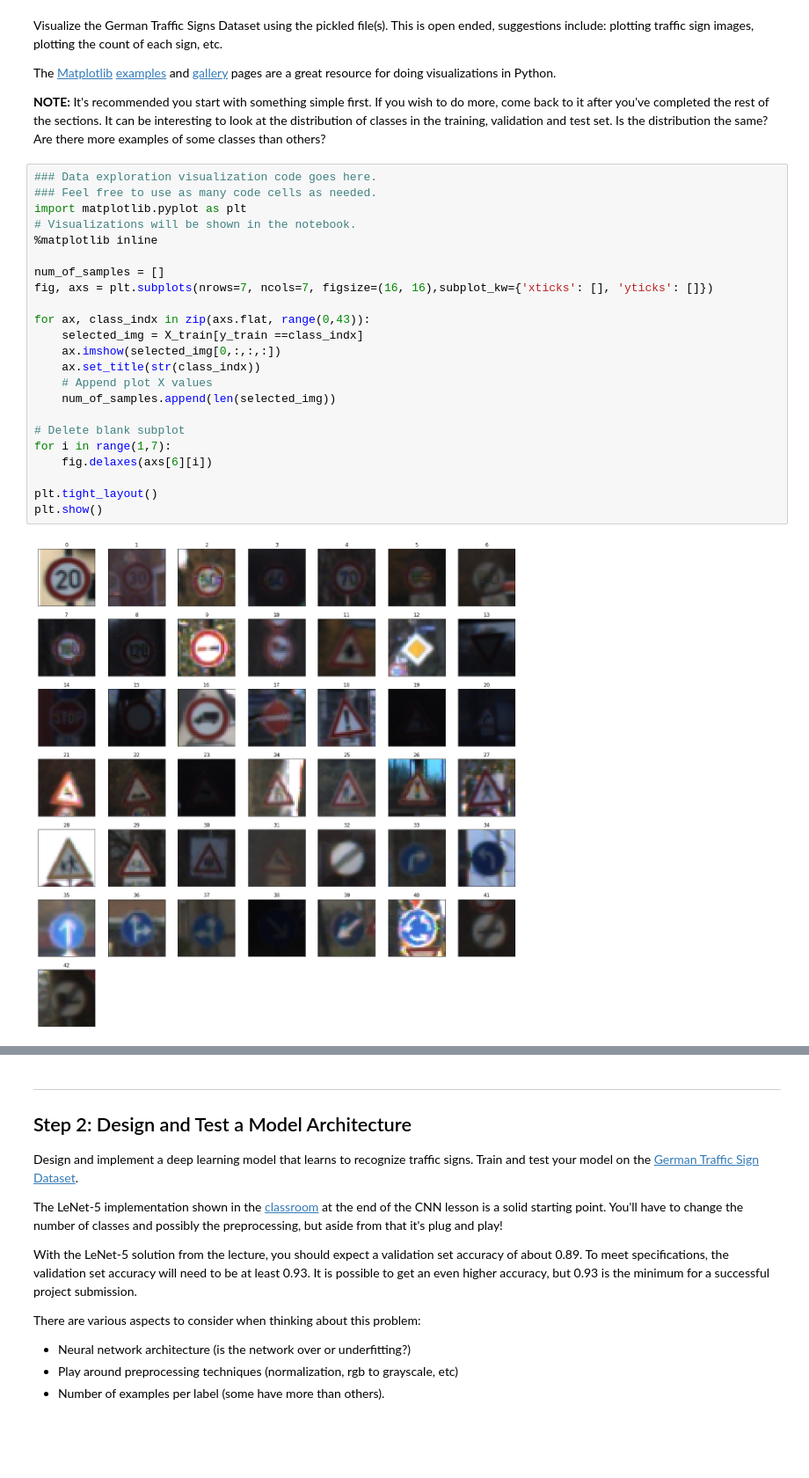
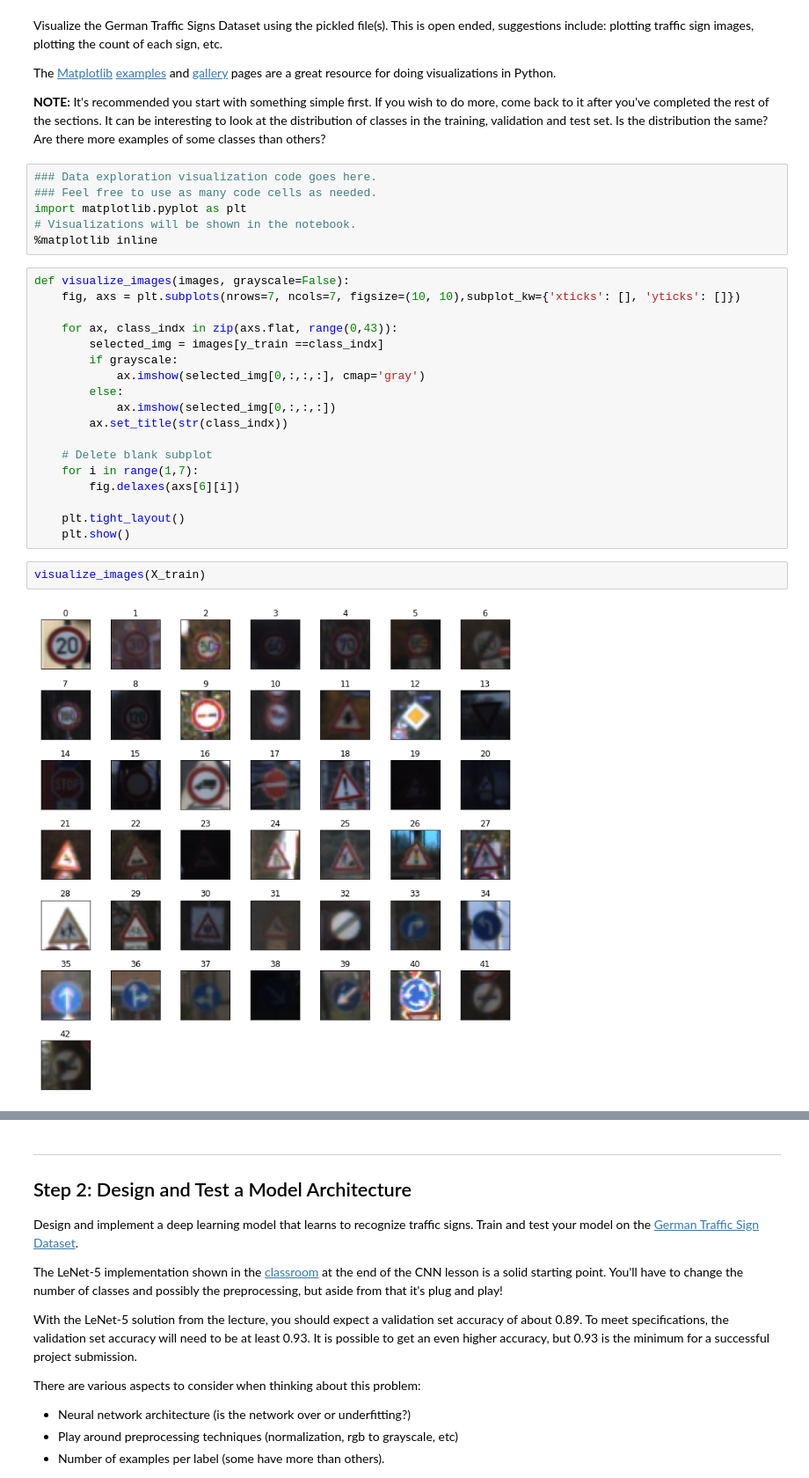
Before and after one commit to snandasena/traffic-sign-classifier, a Jupyter notebook: Traffic_Sign_Classifier.ipynb, the cells around one changed output, grey strips where cells are left out. Shown: that part at 88% size. Cells and saved outputs as stored; diff of their text form; blank space fills up the shorter version.

```diff
--- a/Traffic_Sign_Classifier.ipynb
+++ b/Traffic_Sign_Classifier.ipynb
@@ -113,29 +97,32 @@ Visualize the German Traffic Signs Dataset using the pickled file(s). This is op
 The [Matplotlib](http://matplotlib.org/) [examples](http://matplotlib.org/examples/index.html) and [gallery](http://matplotlib.org/gallery.html) pages are a great resource for doing visualizations in Python.
 
 **NOTE:** It's recommended you start with something simple first. If you wish to do more, come back to it after you've completed the rest of the sections. It can be interesting to look at the distribution of classes in the training, validation and test set. Is the distribution the same? Are there more examples of some classes than others?
+# %%
+### Data exploration visualization code goes here.
+### Feel free to use as many code cells as needed.
+import matplotlib.pyplot as plt
+# Visualizations will be shown in the notebook.
+%matplotlib inline
 # %%
-### Data exploration visualization code goes here.
-### Feel free to use as many code cells as needed.
-import matplotlib.pyplot as plt
-# Visualizations will be shown in the notebook.
-%matplotlib inline
+def visualize_images(images, grayscale=False):
+    fig, axs = plt.subplots(nrows=7, ncols=7, figsize=(10, 10),subplot_kw={'xticks': [], 'yticks': []})
 
-num_of_samples = []
-fig, axs = plt.subplots(nrows=7, ncols=7, figsize=(16, 16),subplot_kw={'xticks': [], 'yticks': []})
+    for ax, class_indx in zip(axs.flat, range(0,43)):
+        selected_img = images[y_train ==class_indx]
+        if grayscale:
+            ax.imshow(selected_img[0,:,:,:], cmap='gray')
+        else:
+            ax.imshow(selected_img[0,:,:,:])
+        ax.set_title(str(class_indx))
 
-for ax, class_indx in zip(axs.flat, range(0,43)):
-    selected_img = X_train[y_train ==class_indx]
-    ax.imshow(selected_img[0,:,:,:])
-    ax.set_title(str(class_indx))
-    # Append plot X values
-    num_of_samples.append(len(selected_img))
+    # Delete blank subplot
+    for i in range(1,7):
+        fig.delaxes(axs[6][i])
 
-# Delete blank subplot
-for i in range(1,7):
-    fig.delaxes(axs[6][i])
-
-plt.tight_layout()
-plt.show()
+    plt.tight_layout()
+    plt.show()
-# %% [output]
-[figure, removed]
+# %%
+visualize_images(X_train)
+# %% [output]
+[figure, added]
 # %%
```
Also changed, not shown: parts of 15 cells of this notebook.
